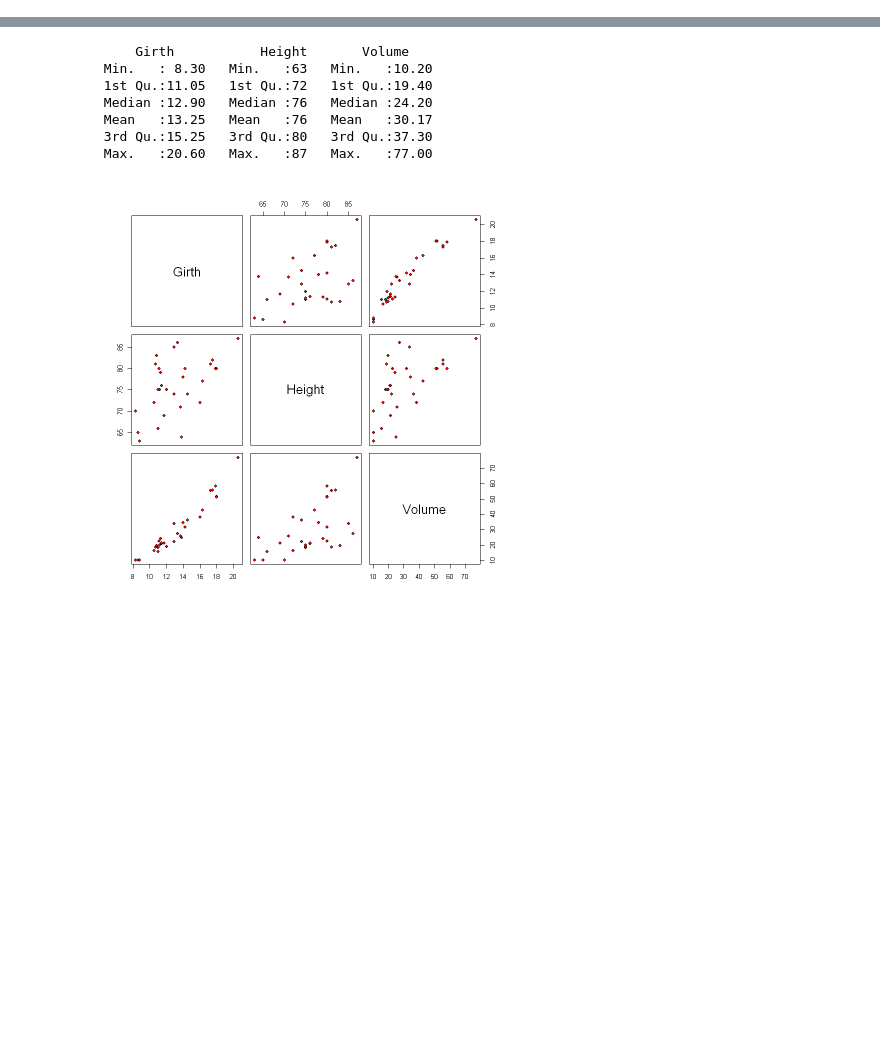
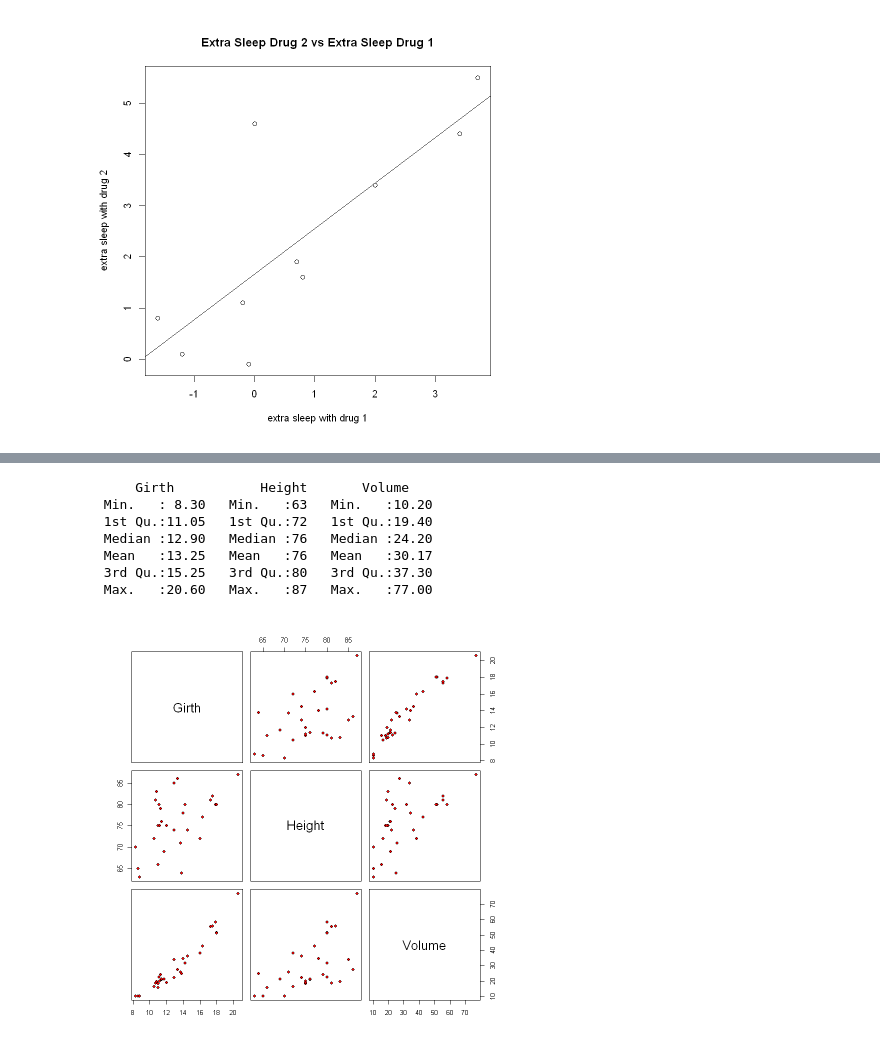
Before and after one commit to ConflictedPhilosopher/Time-series-analysis, a Jupyter notebook: R-basic-stats-II.ipynb, the cells around one changed output, grey strips where cells are left out. Saved outputs shown, nothing was run; the diff lists cells and outputs as text; code cells hidden in the pictures; blank space fills up the shorter version.

```diff
--- a/R-basic-stats-II.ipynb
+++ b/R-basic-stats-II.ipynb
@@ -3,0 +33,7 @@ library(ggpubr)
+# %%
+plot(extra.2~extra.1, xlab='extra sleep with drug 1', ylab='extra sleep with drug 2',
+    main='Extra Sleep Drug 2 vs Extra Sleep Drug 1')
+sleep.linear.model = lm(extra.2 ~ extra.1)
+abline(sleep.linear.model)
+# %% [output]
+[figure, added]
```
Also changed, not shown: parts of 6 cells of this notebook, 1 other file.
